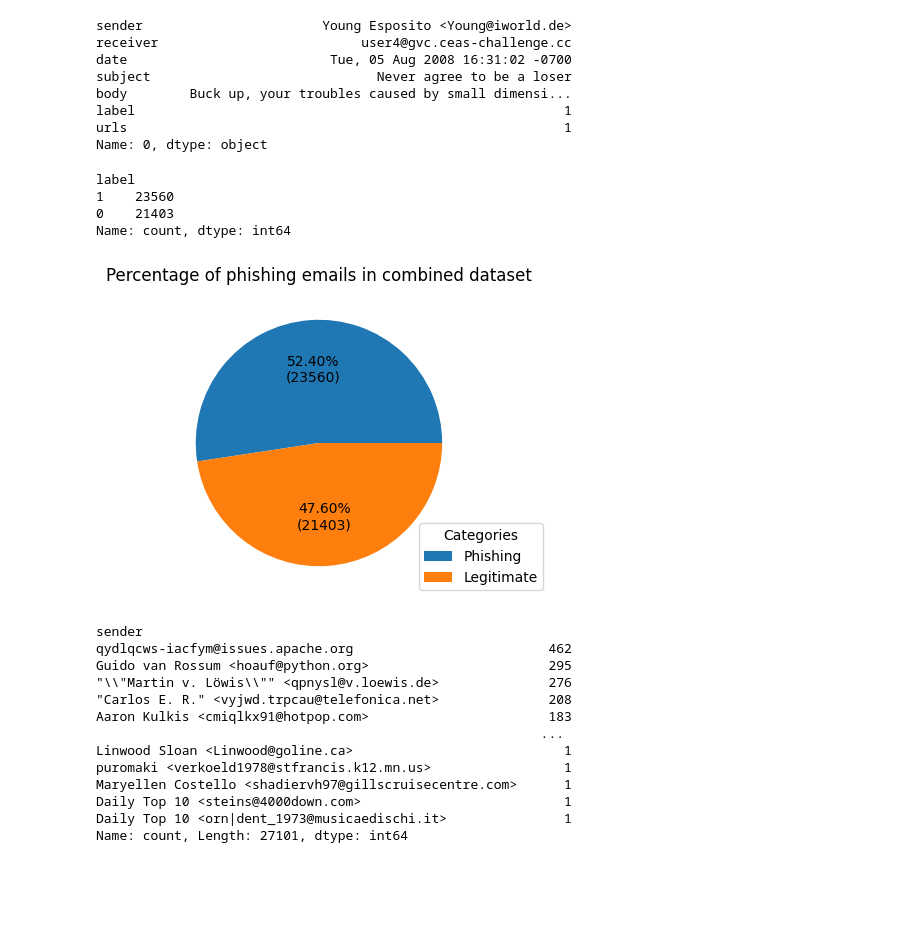
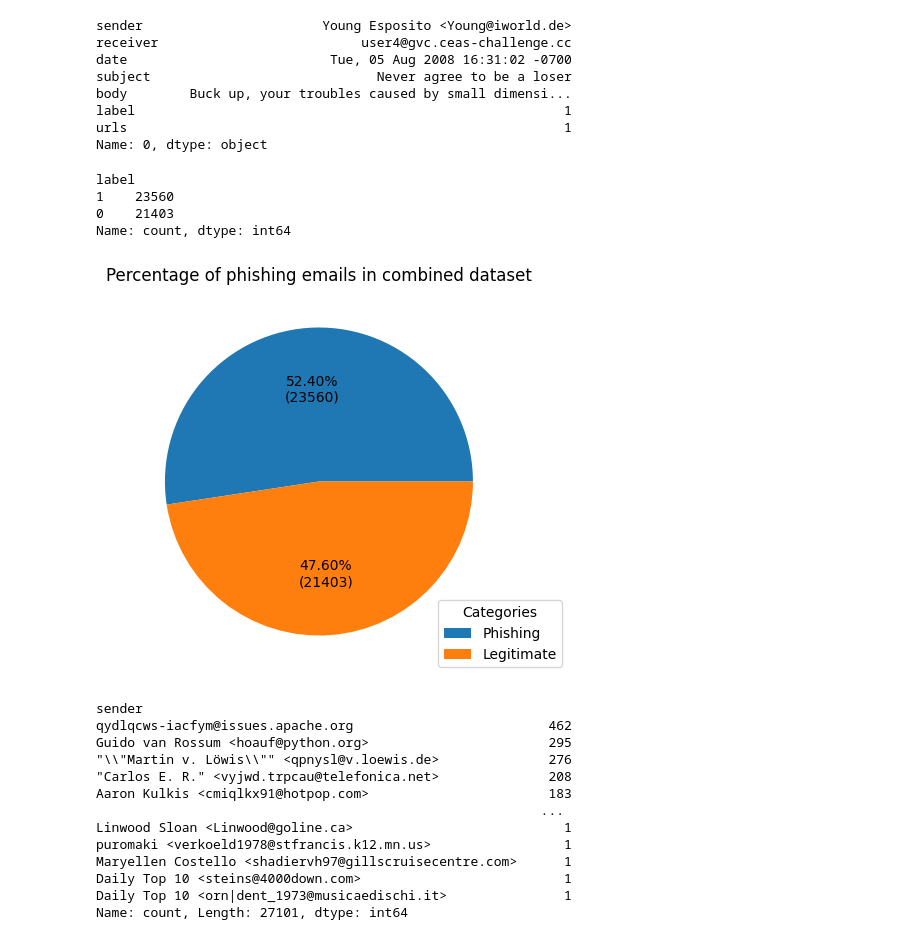
Before and after one commit to Sebastianng100/SIT-INF1002-PROG-FUNDS, a Jupyter notebook: Main/dataExploration.ipynb, the cells around one changed output. Drawn from its saved outputs; the diff is of its cells as text; code cells hidden in the pictures; blank space fills up the shorter version.

```diff
--- a/Main/dataExploration.ipynb
+++ b/Main/dataExploration.ipynb
@@ -99,21 +99,21 @@ Name: 0, dtype: object
 # %%
 print(dfCombine['label'].value_counts())
 labels = ['Phishing', 'Legitimate']
 x = dfCombine['label'].value_counts()
-plt.figure(figsize=(4,4))
+plt.figure(figsize=(5,5))
 def func(pct, values):
     absolute = int(pct/100.*sum(values))
     return '{:.2f}%\n({:d})'.format(pct, absolute)
 plt.pie(x, colors=['tab:blue', 'tab:orange'], autopct=lambda pct: func(pct, x), startangle=0,)
 plt.title('Percentage of phishing emails in combined dataset')
-plt.legend(labels, title='Categories', loc='lower right', bbox_to_anchor=(1.25, 0))
+plt.legend(labels, title='Categories', loc='lower right', bbox_to_anchor=(1.15, 0))
 plt.show()
 # %% [output]
 label
 1    23560
 0    21403
 Name: count, dtype: int64
-[figure, old version]
+[figure, new version]
 # %%
 print(dfCombine['sender'].value_counts())
 # %% [output]
```
Also changed, not shown: parts of 1 cell of this notebook.
